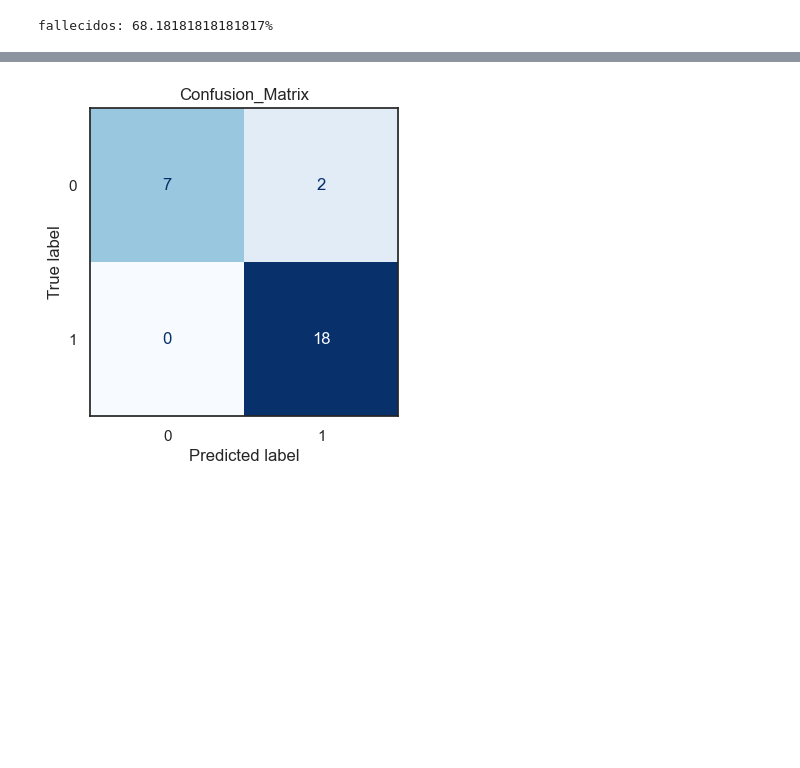
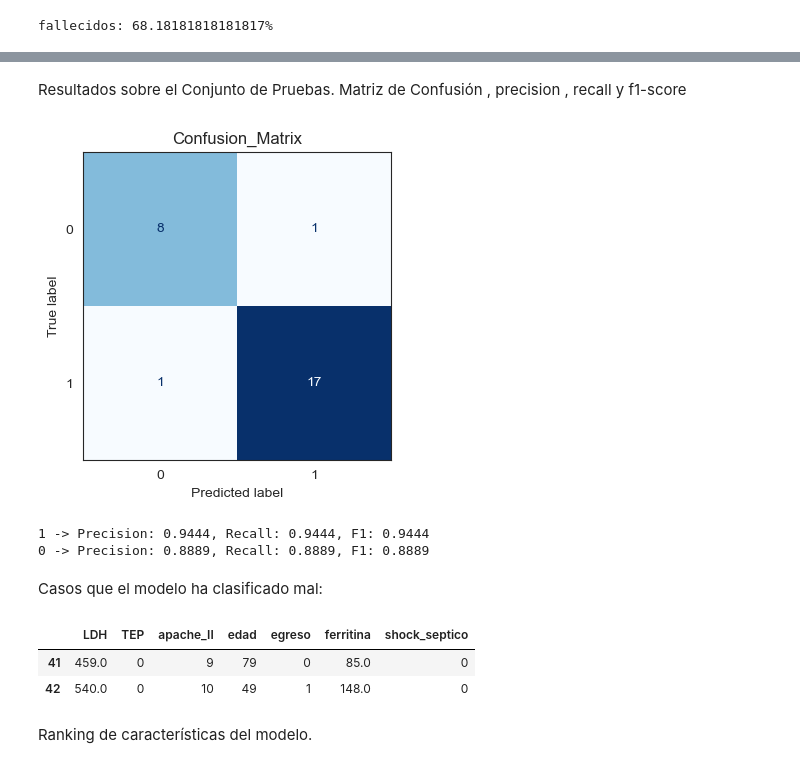
Before and after one commit to DavidF858/ProyectoML, a Jupyter notebook: ProyectoML.ipynb, the cells around one changed output, grey strips where cells are left out. Cells and saved outputs as stored; diff of their text form; code cells hidden in the pictures; blank space fills up the shorter version.

```diff
--- a/ProyectoML.ipynb
+++ b/ProyectoML.ipynb
@@ -53,21 +70,11 @@ from sklearn.metrics import roc_auc_score , roc_curve  , confusion_matrix ,Confu
 # %%
-#Cargar los datos
-data_set = pd.read_excel("C:/Users/David_858/Desktop/PROYRCTO ML/base_datos_pr.xlsx" ,sheet_name="Hoja1" )
+data_set = pd.read_excel("./base_datos_pr.xlsx" ,sheet_name="Hoja1" )
 data_set.drop("Nombre y apellidos" , axis="columns" , inplace=True)
-#RENOMBRAR LOS ATRIBUTOS
 new_columns = {'Edad':"edad", 'Sexo':"sexo",'APPCardiopatia Isquemica':"APPCI",'APPAsma Bronquial':"APPAB",'Dobutamina':"dobutamina",
  'Norepinefrina':"norepinefrina", 'Insuficiencia renal aguda':"ins_renal_aguda",'Shock séptico':"shock_septico",
  'Sobreinfección Bacteriana  ':"sobreinf_bac",'Días de VAM':"dias_vam",'Egreso':"egreso",'Dimero D':"dimero_d",'APP obesidad ':"APPO",
  'APACHE II al ingreso':"apache_II",'PaO2/FiO2 al ingreso':"PaO2/Fio2",'Ferritina':"ferritina",'Días de retardo en recibir atencion medica ':"dias_retraso",
  'índice neutrofilos /linfositos  ':"neutro/linfo"}
 data_set.rename(columns=new_columns ,inplace=True)
-#Extraer las caracteristicas categoricas y numericas para analisis
-categorical_cols = [col  for col in data_set.columns  if data_set[col].nunique()==2 and col != 'egreso']
-numeric_cols = [col for col in data_set.columns if col not in categorical_cols and col != 'egreso']
-data_set[numeric_cols].describe()
-#Rellenar valores faltantes con la mediana (2 casos : 18 , 20)
-for column in numeric_cols:
-    data_set[column]=data_set[column].fillna( value=data_set[column].median())
-data_set['sexo']=data_set['sexo']-1
-data_set.describe()
+data_set.columns
 # %% [output]
@@ -117,12 +145,12 @@ plt.show()
 # %%
-#El apache II tiene un rango de valores registrado de 0-71 ,valores por encima de 40 son muy infrecuentes.
-# La grafica muestra que existen outliers para este campo
-data_set.loc[data_set["apache_II"] > 71, "apache_II"] = median_apache = data_set.loc[data_set["apache_II"] <= 71, "apache_II"].median()
+train_set.drop(train_set[(train_set["apache_II"]>70 )|( train_set["apache_II"]<=0)].index , inplace=True)
+test_set.drop(test_set[(test_set["apache_II"]>70 )|( test_set["apache_II"]<=0)].index , inplace=True)
+
 sns.set_style("whitegrid")
 
 plt.figure(figsize=(6, 4))
 sns.histplot(
-    data_set["apache_II"],
+    train_set["apache_II"],
     kde=True,
     stat="density",
     bins=12,
@@ -307,13 +342,37 @@ Mejores parámetros: {'estimator__learning_rate': 0.1, 'estimator__max_depth': 5
+# %% [markdown]
+Resultados sobre el Conjunto de Pruebas. Matriz de Confusión , precision , recall y f1-score
 # %%
-#Resultados sobre el Test_Set
 xgb_base = best_rfe.estimator_
+xgb_base.fit(X_train[selected_features] , y_train)
 y_pred = xgb_base.predict(X_test[selected_features])
 cm = confusion_matrix(y_test, y_pred, labels=[0, 1])
 disp = ConfusionMatrixDisplay(confusion_matrix=cm, display_labels=[0, 1])
 fig, ax = plt.subplots(figsize=(4, 4))
 disp.plot(cmap='Blues', ax=ax, colorbar=False)
 ax.set_title("Confusion_Matrix")
 plt.show()
+
+prec_pos = precision_score(y_test, y_pred, pos_label=1)
+rec_pos = recall_score(y_test, y_pred, pos_label=1)
+f1_pos = f1_score(y_test, y_pred, pos_label=1)
+print(f"1 -> Precision: {prec_pos:.4f}, Recall: {rec_pos:.4f}, F1: {f1_pos:.4f}")
+
+prec_neg = precision_score(y_test, y_pred, pos_label=0)
+rec_neg = recall_score(y_test, y_pred, pos_label=0)
+f1_neg = f1_score(y_test, y_pred, pos_label=0)
+print(f"0 -> Precision: {prec_neg:.4f}, Recall: {rec_neg:.4f}, F1: {f1_neg:.4f}")
 # %% [output]
-[figure, old version]
+[figure, new version]
+1 -> Precision: 0.9444, Recall: 0.9444, F1: 0.9444
+0 -> Precision: 0.8889, Recall: 0.8889, F1: 0.8889
+# %% [markdown]
+Casos que el modelo ha clasificado mal:
+# %%
+test_set[y_pred!=y_test][selected_features.union(['egreso'])]
+# %% [output]
+|  | LDH | TEP | apache_II | edad | egreso | ferritina | shock_septico |
+| 41 | 459.0 | 0 | 9 | 79 | 0 | 85.0 | 0 |
+| 42 | 540.0 | 0 | 10 | 49 | 1 | 148.0 | 0 |
+# %% [markdown]
+Ranking de características del modelo.
 # %%
```
Also changed, not shown: parts of 33 cells of this notebook, 1 other file.
